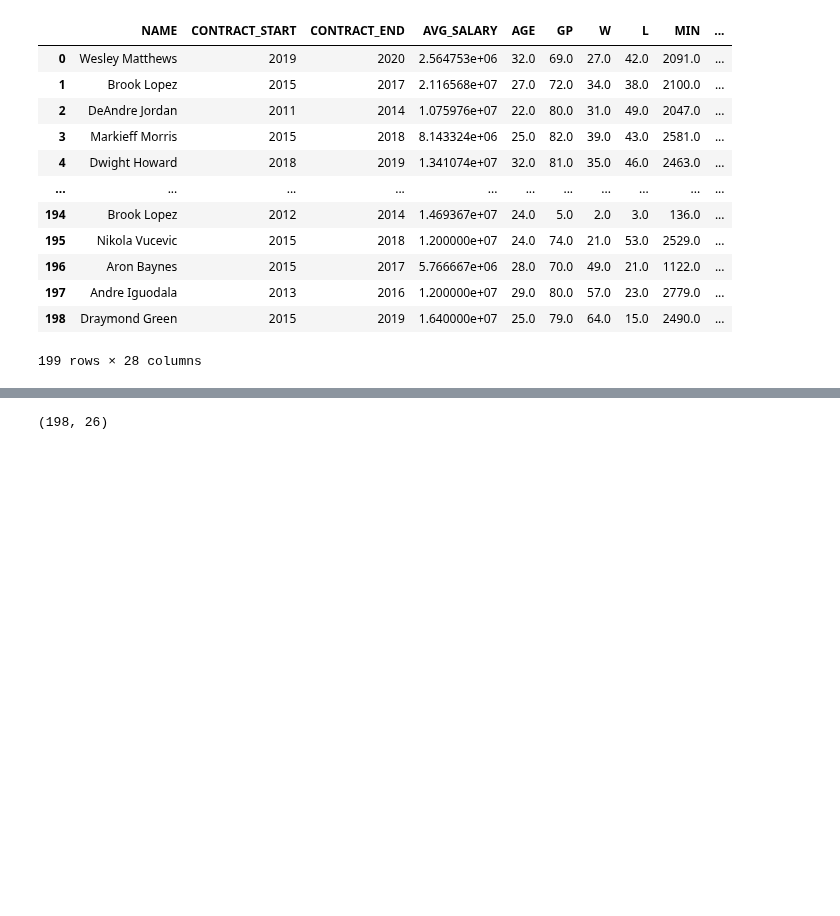
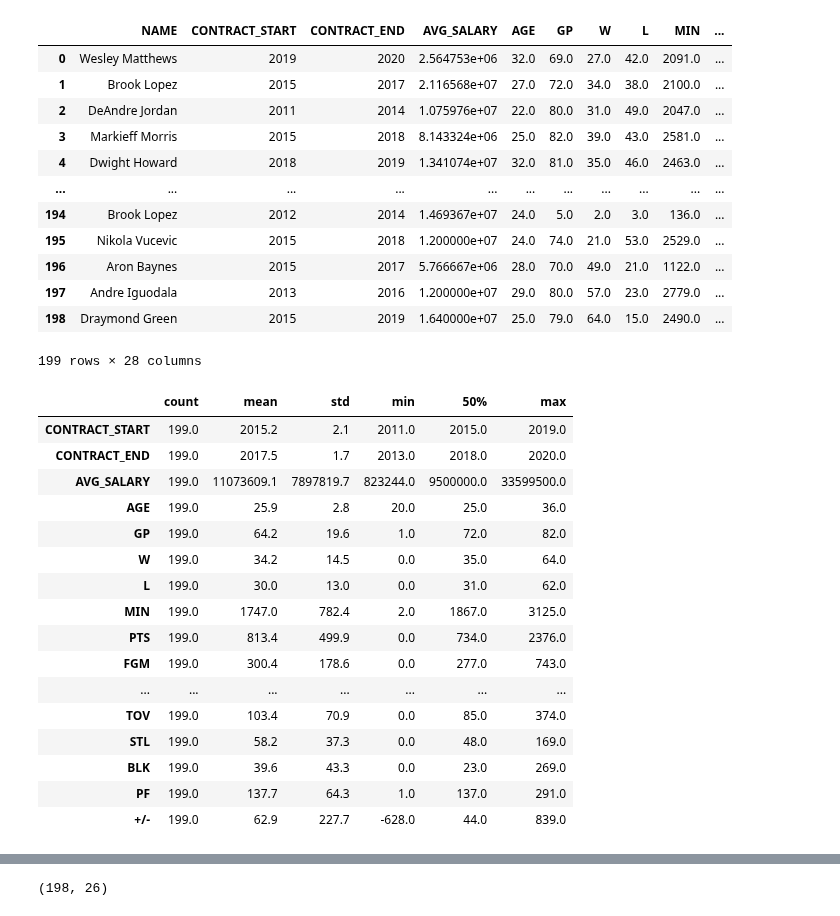
Before and after one commit to JohnnyBravo10/NBA-salary-prediction-, a Jupyter notebook: data_processing.ipynb, the cells around one changed output, grey strips where cells are left out. Drawn from its saved outputs; the diff is of its cells as text; code cells hidden in the pictures; blank space fills up the shorter version.

```diff
--- a/data_processing.ipynb
+++ b/data_processing.ipynb
@@ -42,3 +43,23 @@ dataframe
 | 197 | Andre Iguodala | 2013 | 2016 | 1.200000e+07 | 29.0 | 80.0 | 57.0 | 23.0 | 2779.0 | ... |
 | 198 | Draymond Green | 2015 | 2019 | 1.640000e+07 | 25.0 | 79.0 | 64.0 | 15.0 | 2490.0 | ... |
 199 rows × 28 columns
+# %%
+dataframe.describe(percentiles=[]).T.apply(lambda s: s.apply('{0:.1f}'.format))
+# %% [output]
+|  | count | mean | std | min | 50% | max |
+| CONTRACT_START | 199.0 | 2015.2 | 2.1 | 2011.0 | 2015.0 | 2019.0 |
+| CONTRACT_END | 199.0 | 2017.5 | 1.7 | 2013.0 | 2018.0 | 2020.0 |
+| AVG_SALARY | 199.0 | 11073609.1 | 7897819.7 | 823244.0 | 9500000.0 | 33599500.0 |
+| AGE | 199.0 | 25.9 | 2.8 | 20.0 | 25.0 | 36.0 |
+| GP | 199.0 | 64.2 | 19.6 | 1.0 | 72.0 | 82.0 |
+| W | 199.0 | 34.2 | 14.5 | 0.0 | 35.0 | 64.0 |
+| L | 199.0 | 30.0 | 13.0 | 0.0 | 31.0 | 62.0 |
+| MIN | 199.0 | 1747.0 | 782.4 | 2.0 | 1867.0 | 3125.0 |
+| PTS | 199.0 | 813.4 | 499.9 | 0.0 | 734.0 | 2376.0 |
+| FGM | 199.0 | 300.4 | 178.6 | 0.0 | 277.0 | 743.0 |
+| ... | ... | ... | ... | ... | ... | ... |
+| TOV | 199.0 | 103.4 | 70.9 | 0.0 | 85.0 | 374.0 |
+| STL | 199.0 | 58.2 | 37.3 | 0.0 | 48.0 | 169.0 |
+| BLK | 199.0 | 39.6 | 43.3 | 0.0 | 23.0 | 269.0 |
+| PF | 199.0 | 137.7 | 64.3 | 1.0 | 137.0 | 291.0 |
+| +/- | 199.0 | 62.9 | 227.7 | -628.0 | 44.0 | 839.0 |
```
Also changed, not shown: parts of 8 cells of this notebook.
